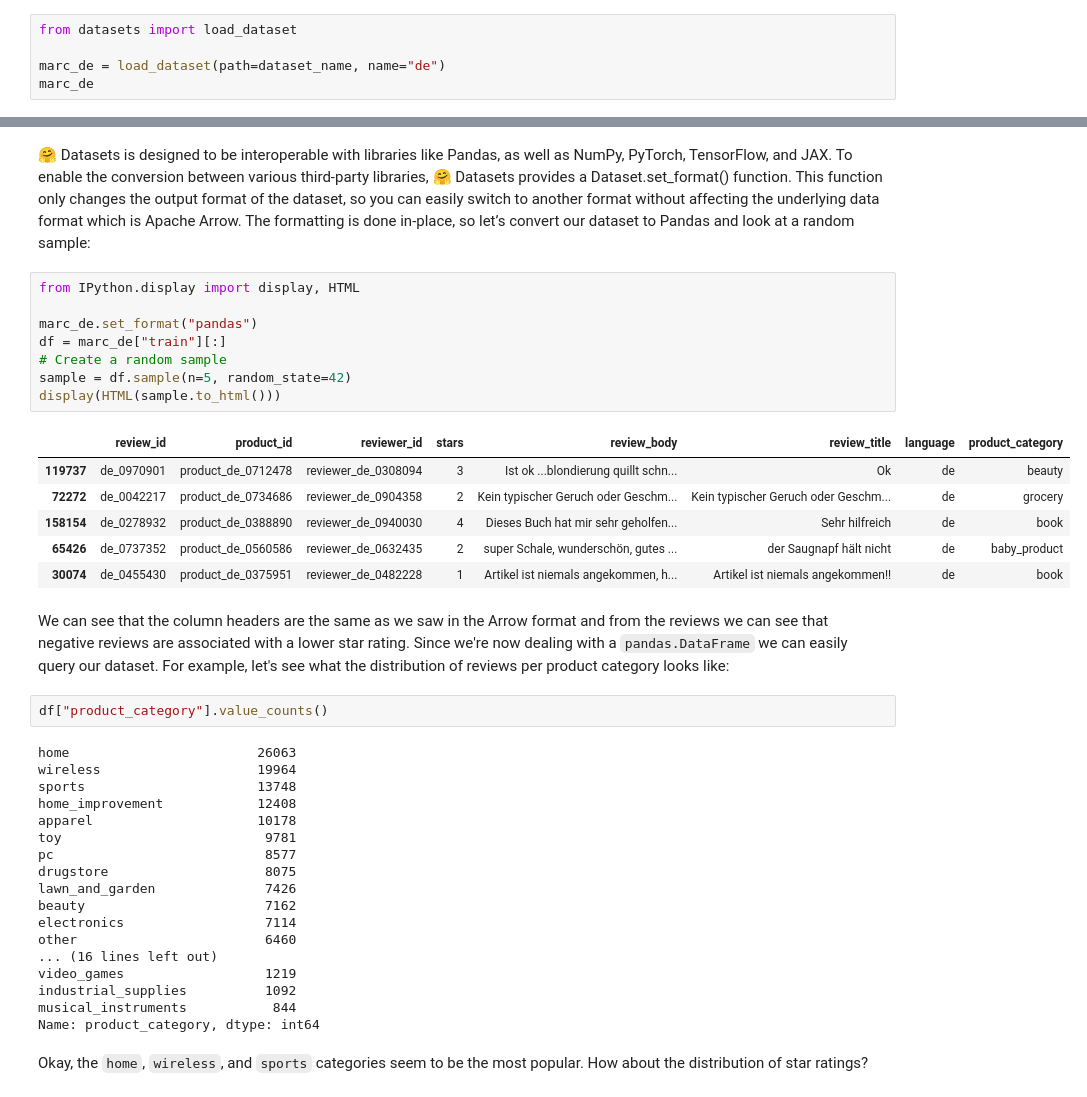
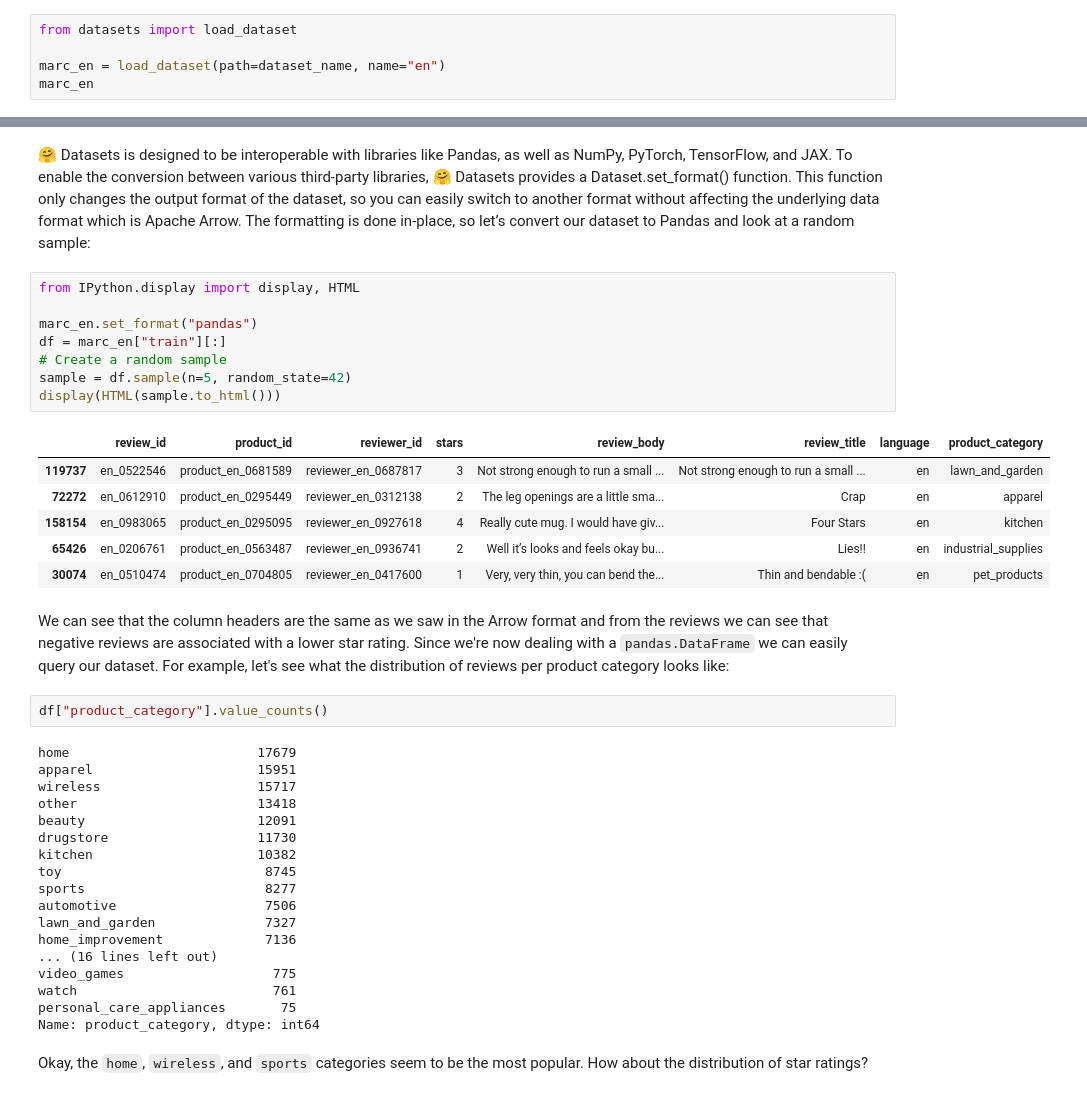
Before and after one commit to huggingface/workshops, a Jupyter notebook: machine-learning-tokyo/02-text-classification.ipynb, the cells around one changed output, grey strips where cells are left out. Cells and saved outputs as stored; diff of their text form.

```diff
--- a/machine-learning-tokyo/02-text-classification.ipynb
+++ b/machine-learning-tokyo/02-text-classification.ipynb
@@ -56,6 +56,6 @@ Okay, we can see the language codes associated with each language, as well as an
 # %%
 from datasets import load_dataset
 
-marc_de = load_dataset(path=dataset_name, name="de")
-marc_de
+marc_en = load_dataset(path=dataset_name, name="en")
+marc_en
 # %% [output]
@@ -161,39 +171,39 @@ Now that we've had a quick look at the objects in 🤗 Datasets, let's explore t
 # %%
 from IPython.display import display, HTML
 
-marc_de.set_format("pandas")
-df = marc_de["train"][:]
+marc_en.set_format("pandas")
+df = marc_en["train"][:]
 # Create a random sample
 sample = df.sample(n=5, random_state=42)
 display(HTML(sample.to_html()))
 # %% [output]
 |  | review_id | product_id | reviewer_id | stars | review_body | review_title | language | product_category |
-| 119737 | de_0970901 | product_de_0712478 | reviewer_de_0308094 | 3 | Ist ok ...blondierung quillt schn... | Ok | de | beauty |
-| 72272 | de_0042217 | product_de_0734686 | reviewer_de_0904358 | 2 | Kein typischer Geruch oder Geschm... | Kein typischer Geruch oder Geschm... | de | grocery |
-| 158154 | de_0278932 | product_de_0388890 | reviewer_de_0940030 | 4 | Dieses Buch hat mir sehr geholfen... | Sehr hilfreich | de | book |
-| 65426 | de_0737352 | product_de_0560586 | reviewer_de_0632435 | 2 | super Schale, wunderschön, gutes ... | der Saugnapf hält nicht | de | baby_product |
-| 30074 | de_0455430 | product_de_0375951 | reviewer_de_0482228 | 1 | Artikel ist niemals angekommen, h... | Artikel ist niemals angekommen!! | de | book |
+| 119737 | en_0522546 | product_en_0681589 | reviewer_en_0687817 | 3 | Not strong enough to run a small ... | Not strong enough to run a small ... | en | lawn_and_garden |
+| 72272 | en_0612910 | product_en_0295449 | reviewer_en_0312138 | 2 | The leg openings are a little sma... | Crap | en | apparel |
+| 158154 | en_0983065 | product_en_0295095 | reviewer_en_0927618 | 4 | Really cute mug. I would have giv... | Four Stars | en | kitchen |
+| 65426 | en_0206761 | product_en_0563487 | reviewer_en_0936741 | 2 | Well it’s looks and feels okay bu... | Lies!! | en | industrial_supplies |
+| 30074 | en_0510474 | product_en_0704805 | reviewer_en_0417600 | 1 | Very, very thin, you can bend the... | Thin and bendable :( | en | pet_products |
 # %% [markdown]
 We can see that the column headers are the same as we saw in the Arrow format and from the reviews we can see that negative reviews are associated with a lower star rating. Since we're now dealing with a `pandas.DataFrame` we can easily query our dataset. For example, let's see what the distribution of reviews per product category looks like:
 # %%
 df["product_category"].value_counts()
 # %% [output]
-home                        26063
-wireless                    19964
-sports                      13748
-home_improvement            12408
-apparel                     10178
-toy                          9781
-pc                           8577
-drugstore                    8075
-lawn_and_garden              7426
-beauty                       7162
-electronics                  7114
-other                        6460
+home                        17679
+apparel                     15951
+wireless                    15717
+other                       13418
+beauty                      12091
+drugstore                   11730
+kitchen                     10382
+toy                          8745
+sports                       8277
+automotive                   7506
+lawn_and_garden              7327
+home_improvement             7136
 ... (16 lines left out)
-video_games                  1219
-industrial_supplies          1092
-musical_instruments           844
+video_games                   775
+watch                         761
+personal_care_appliances       75
 Name: product_category, dtype: int64
 # %% [markdown]
 Okay, the `home`, `wireless`, and `sports` categories seem to be the most popular. How about the distribution of star ratings?
```
Also changed, not shown: parts of 66 cells of this notebook.
